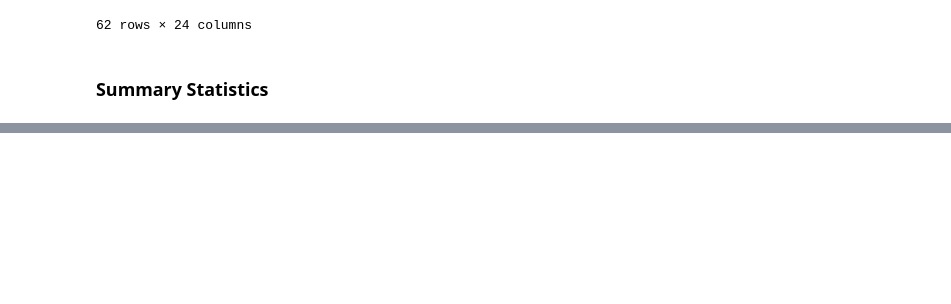
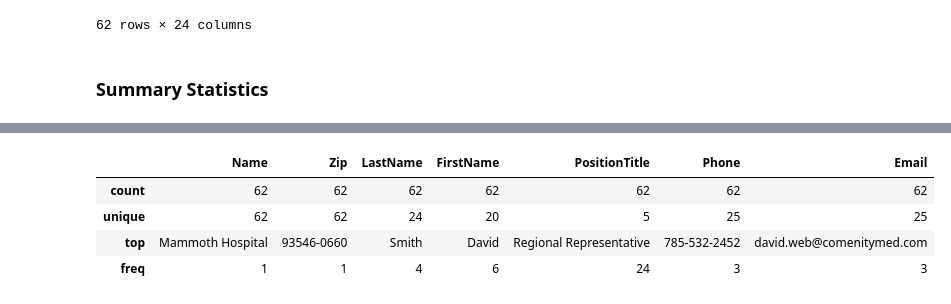
Before and after one commit to MarkLannen/week9labs, a Jupyter notebook: 09_Instructor_Lab_Lannen.ipynb, the cells around one changed output, grey strips where cells are left out. Cells and saved outputs as stored; diff of their text form; code cells hidden in the pictures; blank space fills up the shorter version.

```diff
--- a/09_Instructor_Lab_Lannen.ipynb
+++ b/09_Instructor_Lab_Lannen.ipynb
@@ -160,0 +169,8 @@ numerical_statistical_summary
+# %%
+text_variable_columns_stat_summary
+# %% [output]
+|  | Name | Zip | LastName | FirstName | PositionTitle | Phone | Email |
+| count | 62 | 62 | 62 | 62 | 62 | 62 | 62 |
+| unique | 62 | 62 | 24 | 20 | 5 | 25 | 25 |
+| top | Mammoth Hospital | 93546-0660 | Smith | David | Regional Representative | 785-532-2452 | david.web@comenitymed.com |
+| freq | 1 | 1 | 4 | 6 | 24 | 3 | 3 |
```
Also changed, not shown: parts of 6 cells of this notebook.
